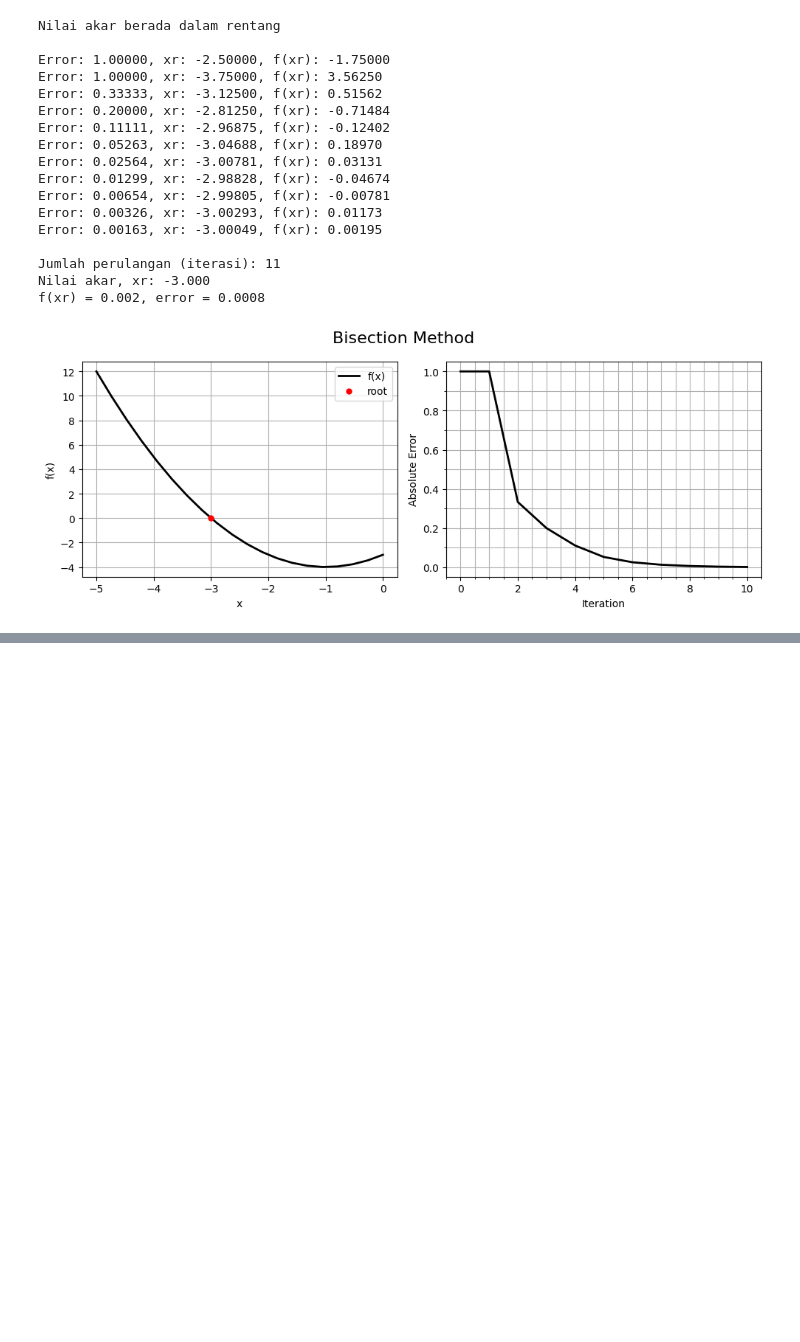
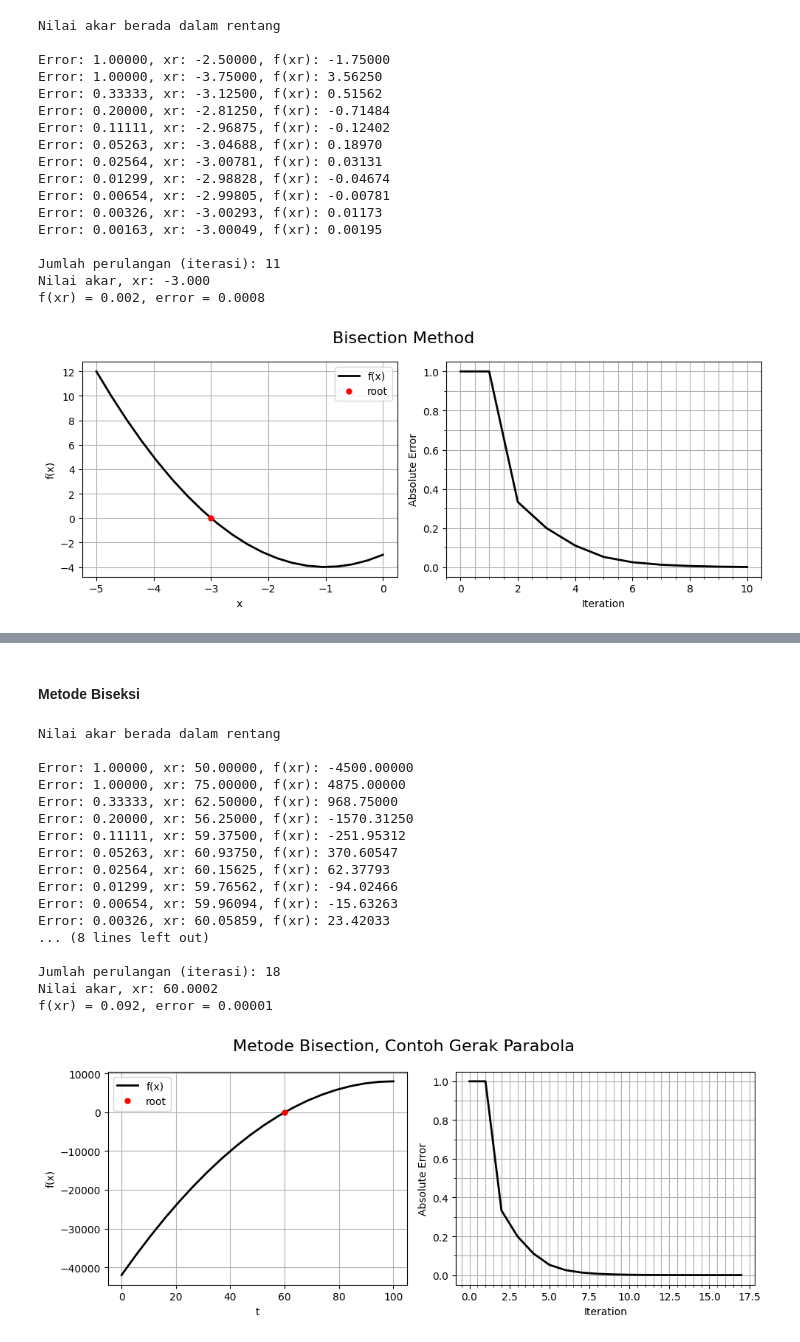
Before and after one commit to auliakhalqillah/akbook, a Jupyter notebook: docs/source/03_Pendekatan_Tertutup.ipynb, the cells around one changed output, grey strips where cells are left out. Saved outputs shown, nothing was run; the diff lists cells and outputs as text; code cells hidden in the pictures; blank space fills up the shorter version.

```diff
--- a/docs/source/03_Pendekatan_Tertutup.ipynb
+++ b/docs/source/03_Pendekatan_Tertutup.ipynb
@@ -154,0 +292,73 @@ f(xr) = 0.002, error = 0.0008
+# %% [markdown]
+#### Metode Biseksi
+# %%
+# Metode Biseksi (Bagi Dua), contoh kasus gerak parabola
+# input batas akar
+xi = 0 # batas awal
+xf = 100 # batas akhir
+
+# nilai toleransi error
+tol = 1e-5
+error = 1
+
+# Jumlah iterasi
+iter = 0
+
+# definisikan fungsi kuadrat
+f = lambda t : (-0.5*10)*(t**2) + 1000*t - 42000
+
+if (f(xi) * f(xf)) < 0:
+  print()
+  print("Nilai akar berada dalam rentang")
+  print()
+
+  iteration, errors = [], []
+  while error > tol:
+    iteration.append(iter)
+    errors.append(error)
+    # hitung estimasi nilai akar awal
+    xr = (xi + xf) / 2
+
+    if f(xr) == 0:
+      x_old = xr
+      error = 0
+      print(f"Error: {error:.5f}, xr: {xr:.5f}, f(xr): {f(xr):.5f}")
+      iter += 1
+      break
+    elif f(xi) * f(xr) < 0:
+      x_old, xf = xf, xr
+    elif f(xi) * f(xr) > 0:
+      x_old, xi = xi, xr
+
+    print(f"Error: {error:.5f}, xr: {xr:.5f}, f(xr): {f(xr):.5f}")
+    error = cal_absolute_error(xr,x_old)
+    iter += 1
+
+  print()
+  print(f"Jumlah perulangan (iterasi): {iter}")
+  print(f"Nilai akar, xr: {xr:.4f}")
+  print(f"f(xr) = {f(xr):.3f}, error = {error:.5f}")
+else:
+  print("Masukan batas nilai yang baru")
+
+# Plot grafik
+plot_graphic(0,100,f, xr, iteration, errors, title='Metode Bisection, Contoh Gerak Parabola', xlabel='t')
+# %% [output]
+Nilai akar berada dalam rentang
+
+Error: 1.00000, xr: 50.00000, f(xr): -4500.00000
+Error: 1.00000, xr: 75.00000, f(xr): 4875.00000
+Error: 0.33333, xr: 62.50000, f(xr): 968.75000
+Error: 0.20000, xr: 56.25000, f(xr): -1570.31250
+Error: 0.11111, xr: 59.37500, f(xr): -251.95312
+Error: 0.05263, xr: 60.93750, f(xr): 370.60547
+Error: 0.02564, xr: 60.15625, f(xr): 62.37793
+Error: 0.01299, xr: 59.76562, f(xr): -94.02466
+Error: 0.00654, xr: 59.96094, f(xr): -15.63263
+Error: 0.00326, xr: 60.05859, f(xr): 23.42033
+... (8 lines left out)
+
+Jumlah perulangan (iterasi): 18
+Nilai akar, xr: 60.0002
+f(xr) = 0.092, error = 0.00001
+[figure, added]
```
Also changed, not shown: parts of 7 cells of this notebook.
